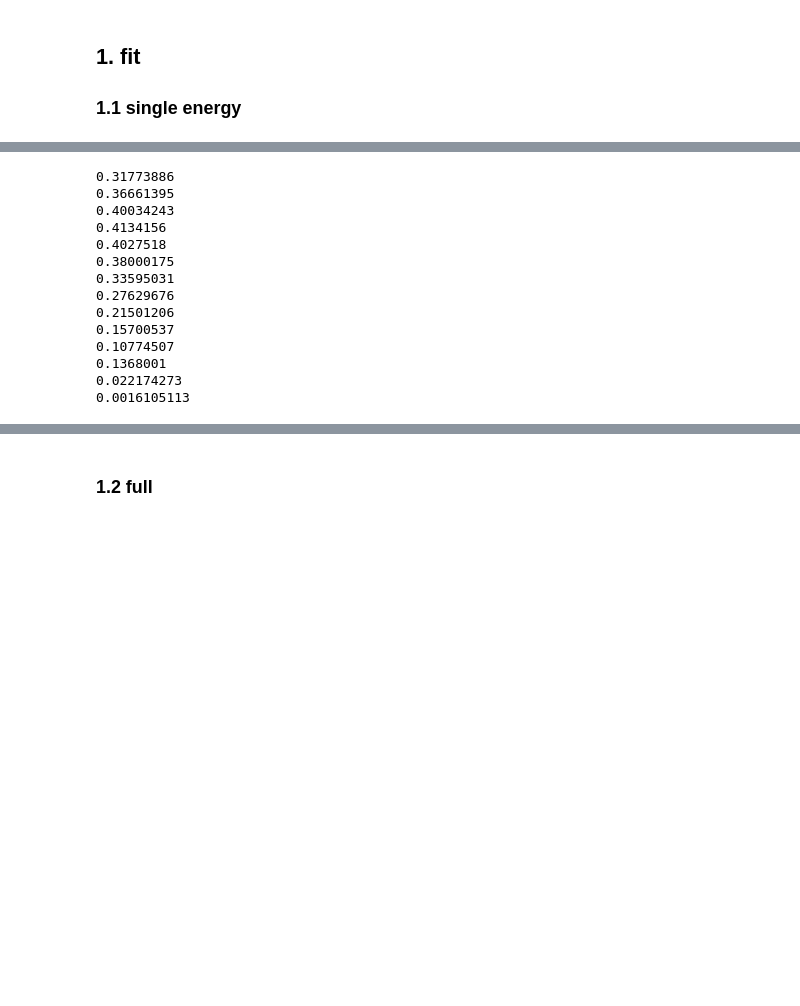
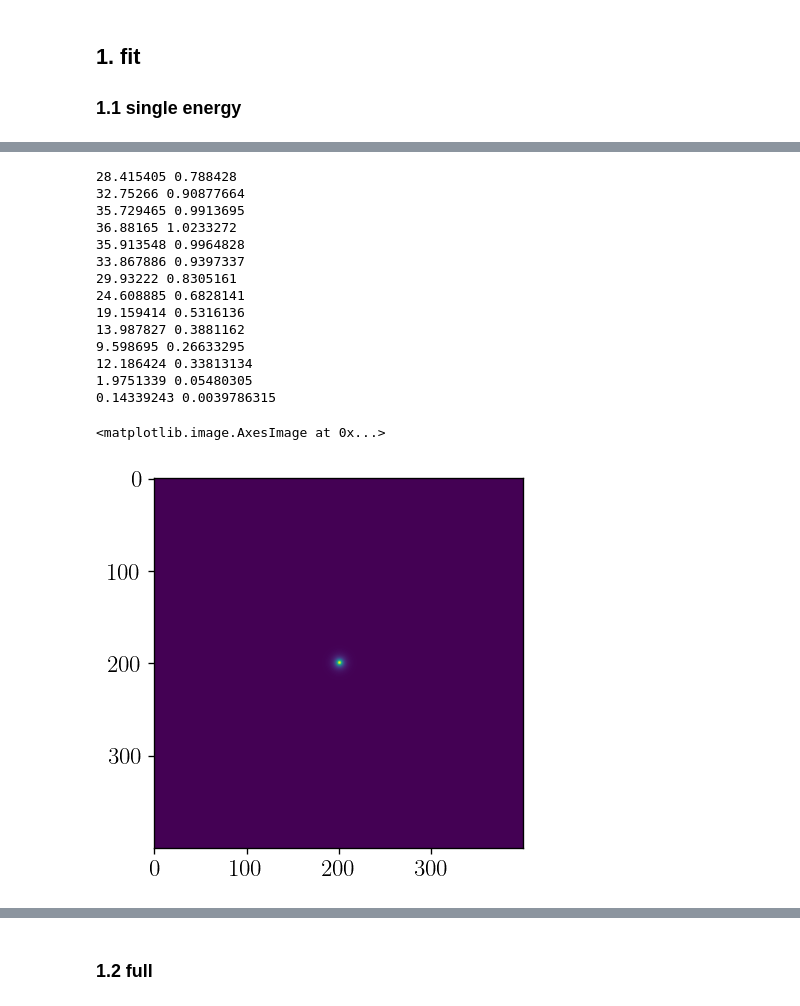
Before and after one commit to yitiansun/gce-prob-prog, a Jupyter notebook: notebooks/3_fit_gcepy.ipynb, the cells around one changed output, grey strips where cells are left out. Cells and saved outputs as stored; diff of their text form; code cells hidden in the pictures; blank space fills up the shorter version.

```diff
--- a/notebooks/3_fit_gcepy.ipynb
+++ b/notebooks/3_fit_gcepy.ipynb
@@ -91,20 +46,25 @@ x_front_only_14_Ebin_20x20window_normal.npy
 # %%
 m = GCEPyModel()
 for i in range(14):
-    print(np.mean(m.temps['gce_c19'][i]))
+    print(np.mean(m.temps['nsd'][i]), np.mean(m.temps['nsc'][i]))
 # %% [output]
-0.31773886
-0.36661395
-0.40034243
-0.4134156
-0.4027518
-0.38000175
-0.33595031
-0.27629676
-0.21501206
-0.15700537
-0.10774507
-0.1368001
-0.022174273
-0.0016105113
+28.415405 0.788428
+32.75266 0.90877664
+35.729465 0.9913695
+36.88165 1.0233272
+35.913548 0.9964828
+33.867886 0.9397337
+29.93222 0.8305161
+24.608885 0.6828141
+19.159414 0.5316136
+13.987827 0.3881162
+9.598695 0.26633295
+12.186424 0.33813134
+1.9751339 0.05480305
+0.14339243 0.0039786315
+# %%
+plt.imshow(np.flipud(m.temps['nsc'][5]))
+# %% [output]
+<matplotlib.image.AxesImage at 0x...>
+[figure, added]
 # %%
```
Also changed, not shown: parts of 10 cells of this notebook, 5 other files.
